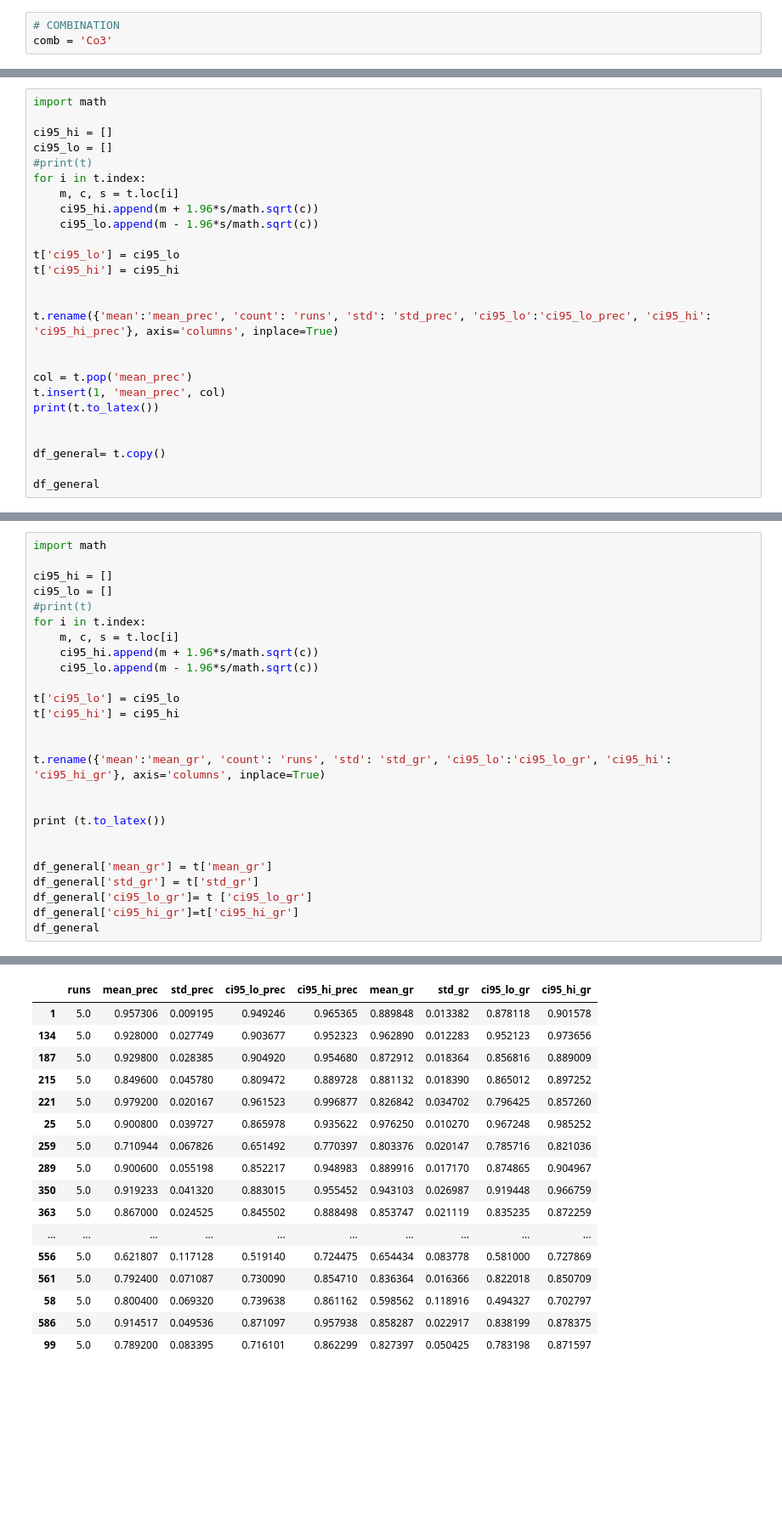
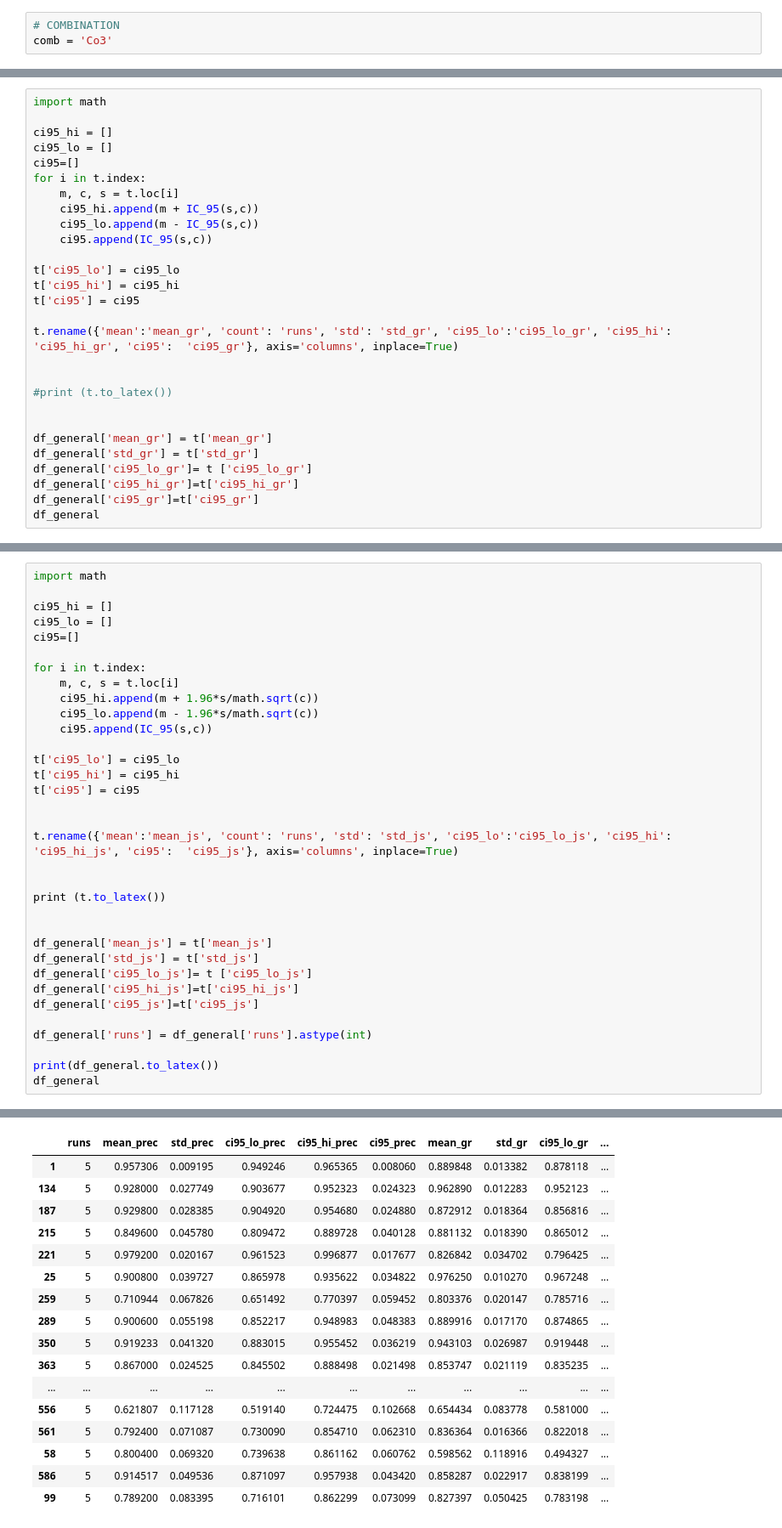
Before and after one commit to ceciliabaggio/mogp_with_terms, a Jupyter notebook: dmoz_topic_variability/topic-variablity-mogp.ipynb, the cells around one changed output, grey strips where cells are left out. Shown: that part at 85% size. Cells and saved outputs as stored; diff of their text form; blank space fills up the shorter version.

```diff
--- a/dmoz_topic_variability/topic-variablity-mogp.ipynb
+++ b/dmoz_topic_variability/topic-variablity-mogp.ipynb
@@ -121,25 +246,27 @@ import math
 
 ci95_hi = []
 ci95_lo = []
-#print(t)
+ci95=[]
 for i in t.index:
     m, c, s = t.loc[i]
-    ci95_hi.append(m + 1.96*s/math.sqrt(c))
-    ci95_lo.append(m - 1.96*s/math.sqrt(c))
+    ci95_hi.append(m + IC_95(s,c))
+    ci95_lo.append(m - IC_95(s,c))
+    ci95.append(IC_95(s,c))
 
 t['ci95_lo'] = ci95_lo
 t['ci95_hi'] = ci95_hi
+t['ci95'] = ci95
+
+t.rename({'mean':'mean_gr', 'count': 'runs', 'std': 'std_gr', 'ci95_lo':'ci95_lo_gr', 'ci95_hi':  'ci95_hi_gr', 'ci95':  'ci95_gr'}, axis='columns', inplace=True)
 
 
-t.rename({'mean':'mean_prec', 'count': 'runs', 'std': 'std_prec', 'ci95_lo':'ci95_lo_prec', 'ci95_hi':  'ci95_hi_prec'}, axis='columns', inplace=True)
+#print (t.to_latex())
 
 
-col = t.pop('mean_prec')
-t.insert(1, 'mean_prec', col)
-print(t.to_latex())
-
-
-df_general= t.copy()
-
+df_general['mean_gr'] = t['mean_gr']
+df_general['std_gr'] = t['std_gr']
+df_general['ci95_lo_gr']= t ['ci95_lo_gr']
+df_general['ci95_hi_gr']=t['ci95_hi_gr']
+df_general['ci95_gr']=t['ci95_gr']
 df_general
 # %% [output]
@@ -256,25 +366,33 @@ import math
 
 ci95_hi = []
 ci95_lo = []
-#print(t)
+ci95=[]
+
 for i in t.index:
     m, c, s = t.loc[i]
     ci95_hi.append(m + 1.96*s/math.sqrt(c))
     ci95_lo.append(m - 1.96*s/math.sqrt(c))
+    ci95.append(IC_95(s,c))
 
 t['ci95_lo'] = ci95_lo
 t['ci95_hi'] = ci95_hi
+t['ci95'] = ci95
 
 
-t.rename({'mean':'mean_gr', 'count': 'runs', 'std': 'std_gr', 'ci95_lo':'ci95_lo_gr', 'ci95_hi':  'ci95_hi_gr'}, axis='columns', inplace=True)
+t.rename({'mean':'mean_js', 'count': 'runs', 'std': 'std_js', 'ci95_lo':'ci95_lo_js', 'ci95_hi':  'ci95_hi_js', 'ci95':  'ci95_js'}, axis='columns', inplace=True)
 
 
 print (t.to_latex())
 
 
-df_general['mean_gr'] = t['mean_gr']
-df_general['std_gr'] = t['std_gr']
-df_general['ci95_lo_gr']= t ['ci95_lo_gr']
-df_general['ci95_hi_gr']=t['ci95_hi_gr']
+df_general['mean_js'] = t['mean_js']
+df_general['std_js'] = t['std_js']
+df_general['ci95_lo_js']= t ['ci95_lo_js']
+df_general['ci95_hi_js']=t['ci95_hi_js']
+df_general['ci95_js']=t['ci95_js']
+
+df_general['runs'] = df_general['runs'].astype(int)
+
+print(df_general.to_latex())
 df_general
 # %% [output]
@@ -296,19 +414,19 @@ df_general
 \bottomrule
 \end{tabular}
-|  | runs | mean_prec | std_prec | ci95_lo_prec | ci95_hi_prec | mean_gr | std_gr | ci95_lo_gr | ci95_hi_gr |
-| 1 | 5.0 | 0.957306 | 0.009195 | 0.949246 | 0.965365 | 0.889848 | 0.013382 | 0.878118 | 0.901578 |
-| 134 | 5.0 | 0.928000 | 0.027749 | 0.903677 | 0.952323 | 0.962890 | 0.012283 | 0.952123 | 0.973656 |
-| 187 | 5.0 | 0.929800 | 0.028385 | 0.904920 | 0.954680 | 0.872912 | 0.018364 | 0.856816 | 0.889009 |
-| 215 | 5.0 | 0.849600 | 0.045780 | 0.809472 | 0.889728 | 0.881132 | 0.018390 | 0.865012 | 0.897252 |
-| 221 | 5.0 | 0.979200 | 0.020167 | 0.961523 | 0.996877 | 0.826842 | 0.034702 | 0.796425 | 0.857260 |
-| 25 | 5.0 | 0.900800 | 0.039727 | 0.865978 | 0.935622 | 0.976250 | 0.010270 | 0.967248 | 0.985252 |
-| 259 | 5.0 | 0.710944 | 0.067826 | 0.651492 | 0.770397 | 0.803376 | 0.020147 | 0.785716 | 0.821036 |
-| 289 | 5.0 | 0.900600 | 0.055198 | 0.852217 | 0.948983 | 0.889916 | 0.017170 | 0.874865 | 0.904967 |
-| 350 | 5.0 | 0.919233 | 0.041320 | 0.883015 | 0.955452 | 0.943103 | 0.026987 | 0.919448 | 0.966759 |
-| 363 | 5.0 | 0.867000 | 0.024525 | 0.845502 | 0.888498 | 0.853747 | 0.021119 | 0.835235 | 0.872259 |
-| ... | ... | ... | ... | ... | ... | ... | ... | ... | ... |
-| 556 | 5.0 | 0.621807 | 0.117128 | 0.519140 | 0.724475 | 0.654434 | 0.083778 | 0.581000 | 0.727869 |
-| 561 | 5.0 | 0.792400 | 0.071087 | 0.730090 | 0.854710 | 0.836364 | 0.016366 | 0.822018 | 0.850709 |
-| 58 | 5.0 | 0.800400 | 0.069320 | 0.739638 | 0.861162 | 0.598562 | 0.118916 | 0.494327 | 0.702797 |
-| 586 | 5.0 | 0.914517 | 0.049536 | 0.871097 | 0.957938 | 0.858287 | 0.022917 | 0.838199 | 0.878375 |
-| 99 | 5.0 | 0.789200 | 0.083395 | 0.716101 | 0.862299 | 0.827397 | 0.050425 | 0.783198 | 0.871597 |
+|  | runs | mean_prec | std_prec | ci95_lo_prec | ci95_hi_prec | ci95_prec | mean_gr | std_gr | ci95_lo_gr | ... |
+| 1 | 5 | 0.957306 | 0.009195 | 0.949246 | 0.965365 | 0.008060 | 0.889848 | 0.013382 | 0.878118 | ... |
+| 134 | 5 | 0.928000 | 0.027749 | 0.903677 | 0.952323 | 0.024323 | 0.962890 | 0.012283 | 0.952123 | ... |
+| 187 | 5 | 0.929800 | 0.028385 | 0.904920 | 0.954680 | 0.024880 | 0.872912 | 0.018364 | 0.856816 | ... |
+| 215 | 5 | 0.849600 | 0.045780 | 0.809472 | 0.889728 | 0.040128 | 0.881132 | 0.018390 | 0.865012 | ... |
+| 221 | 5 | 0.979200 | 0.020167 | 0.961523 | 0.996877 | 0.017677 | 0.826842 | 0.034702 | 0.796425 | ... |
+| 25 | 5 | 0.900800 | 0.039727 | 0.865978 | 0.935622 | 0.034822 | 0.976250 | 0.010270 | 0.967248 | ... |
+| 259 | 5 | 0.710944 | 0.067826 | 0.651492 | 0.770397 | 0.059452 | 0.803376 | 0.020147 | 0.785716 | ... |
+| 289 | 5 | 0.900600 | 0.055198 | 0.852217 | 0.948983 | 0.048383 | 0.889916 | 0.017170 | 0.874865 | ... |
+| 350 | 5 | 0.919233 | 0.041320 | 0.883015 | 0.955452 | 0.036219 | 0.943103 | 0.026987 | 0.919448 | ... |
+| 363 | 5 | 0.867000 | 0.024525 | 0.845502 | 0.888498 | 0.021498 | 0.853747 | 0.021119 | 0.835235 | ... |
+| ... | ... | ... | ... | ... | ... | ... | ... | ... | ... | ... |
+| 556 | 5 | 0.621807 | 0.117128 | 0.519140 | 0.724475 | 0.102668 | 0.654434 | 0.083778 | 0.581000 | ... |
+| 561 | 5 | 0.792400 | 0.071087 | 0.730090 | 0.854710 | 0.062310 | 0.836364 | 0.016366 | 0.822018 | ... |
+| 58 | 5 | 0.800400 | 0.069320 | 0.739638 | 0.861162 | 0.060762 | 0.598562 | 0.118916 | 0.494327 | ... |
+| 586 | 5 | 0.914517 | 0.049536 | 0.871097 | 0.957938 | 0.043420 | 0.858287 | 0.022917 | 0.838199 | ... |
+| 99 | 5 | 0.789200 | 0.083395 | 0.716101 | 0.862299 | 0.073099 | 0.827397 | 0.050425 | 0.783198 | ... |
```
Also changed, not shown: parts of 23 cells of this notebook, 6 other files.
